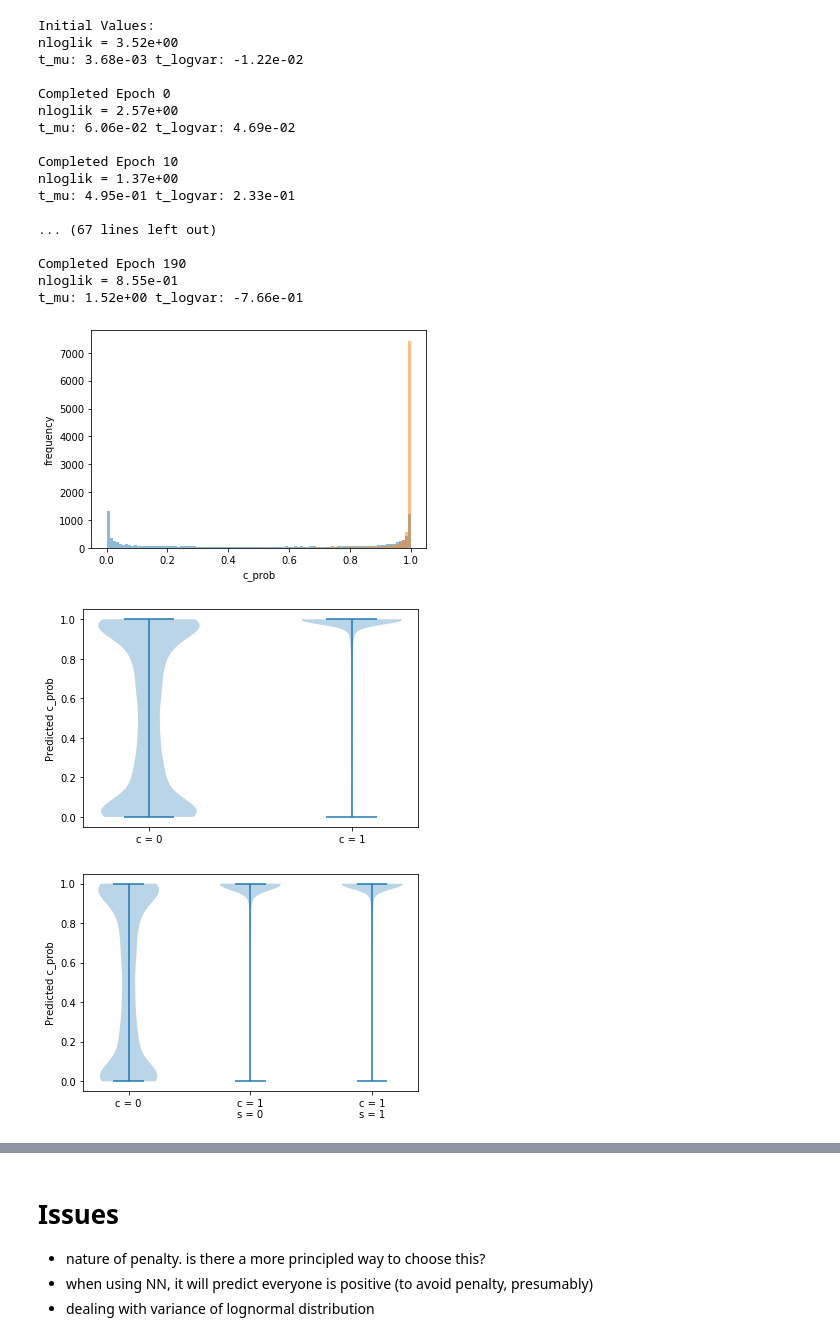
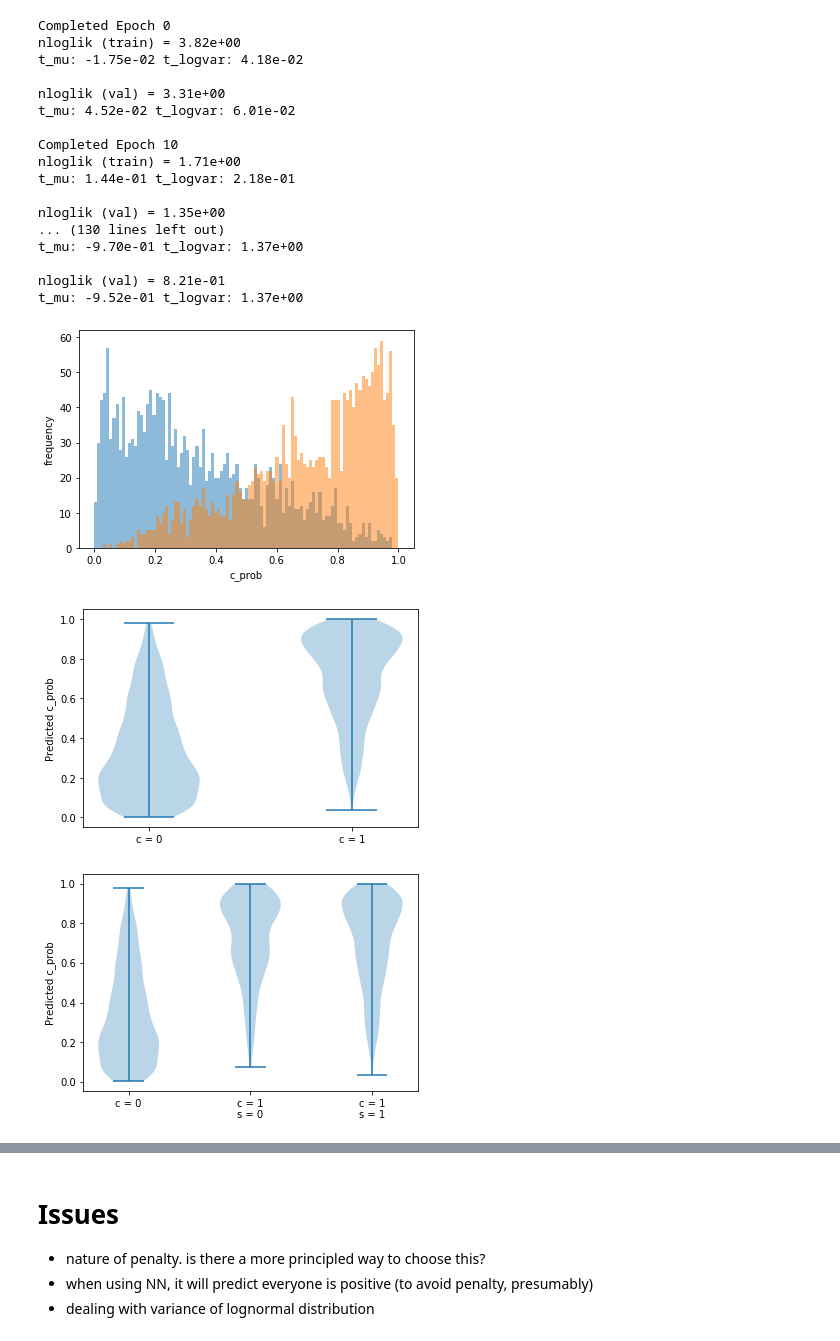
Before and after one commit to mengelhard/cft, a Jupyter notebook: notebooks/cft_sim.ipynb, the cells around one changed output, grey strips where cells are left out. Saved outputs shown, nothing was run; the diff lists cells and outputs as text; code cells hidden in the pictures.

Commit message:
added val set during training

```diff
--- a/notebooks/cft_sim.ipynb
+++ b/notebooks/cft_sim.ipynb
@@ -87,53 +86,70 @@ plt.show()
 import sys
 sys.path.append('../src')
 from model import CFTModel
+# %%
+val_idx = 4 * n_examples // 5
+
+x_train = x[:val_idx]
+t_train = t[:val_idx][:, np.newaxis]
+s_train = s[:val_idx][:, np.newaxis]
+c_train = c[:val_idx]
+
+x_val = x[val_idx:]
+t_val = t[val_idx:][:, np.newaxis]
+s_val = s[val_idx:][:, np.newaxis]
+c_val = c[val_idx:]
 # %%
 mdl = CFTModel()
 with tf.Session() as sess:
-    mdl.train(sess, x, t[:, np.newaxis], s[:, np.newaxis], 200, learning_rate=1e-3)
-    c_pred = mdl.predict_c(sess, x)
+    mdl.train(
+        sess, x_train, t_train, s_train, x_val, t_val, s_val,
+        2000, max_epochs_no_improve=10, learning_rate=1e-3)
+    c_pred = mdl.predict_c(sess, x_val)
     c_weights = mdl.get_c_weights(sess)
-    t_pred = mdl.predict_t(sess, x)
+    t_pred = mdl.predict_t(sess, x_val)
 # %% [output]
-Initial Values:
-nloglik = 3.52e+00
-t_mu: 3.68e-03 t_logvar: -1.22e-02
+Completed Epoch 0
+nloglik (train) = 3.82e+00
+t_mu: -1.75e-02 t_logvar: 4.18e-02
 
-Completed Epoch 0
-nloglik = 2.57e+00
-t_mu: 6.06e-02 t_logvar: 4.69e-02
+nloglik (val) = 3.31e+00
+t_mu: 4.52e-02 t_logvar: 6.01e-02
 
 Completed Epoch 10
-nloglik = 1.37e+00
-t_mu: 4.95e-01 t_logvar: 2.33e-01
+nloglik (train) = 1.71e+00
+t_mu: 1.44e-01 t_logvar: 2.18e-01
 
-... (67 lines left out)
+nloglik (val) = 1.35e+00
+... (130 lines left out)
+t_mu: -9.70e-01 t_logvar: 1.37e+00
 
-Completed Epoch 190
-nloglik = 8.55e-01
-t_mu: 1.52e+00 t_logvar: -7.66e-01
+nloglik (val) = 8.21e-01
+t_mu: -9.52e-01 t_logvar: 1.37e+00
 # %%
-plt.hist(c_pred[c == 0], bins=np.linspace(0, 1, 100), alpha=.5)
-plt.hist(c_pred[c == 1], bins=np.linspace(0, 1, 100), alpha=.5)
+plt.hist(c_pred[c_val == 0], bins=np.linspace(0, 1, 100), alpha=.5)
+plt.hist(c_pred[c_val == 1], bins=np.linspace(0, 1, 100), alpha=.5)
 plt.xlabel('c_prob')
 plt.ylabel('frequency')
 plt.show()
 # %% [output]
-[figure, old version]
+[figure, new version]
 # %%
-plt.violinplot([c_pred[c == 0], c_pred[c == 1]])
+plt.violinplot([c_pred[c_val == 0], c_pred[c_val == 1]])
 plt.xticks([1, 2], ['c = 0', 'c = 1'])
 plt.ylabel('Predicted c_prob')
 plt.show()
 # %% [output]
-[figure, old version]
+[figure, new version]
 # %%
-plt.violinplot([c_pred[c == 0], c_pred[(c == 1) & (s == 0)], c_pred[(c == 1) & (s == 1)]])
+plt.violinplot([
+    c_pred[c_val == 0],
+    c_pred[(c_val == 1) & np.squeeze(s_val == 0)],
+    c_pred[(c_val == 1) & np.squeeze(s_val == 1)]])
 plt.xticks([1, 2, 3], ['c = 0', 'c = 1\ns = 0', 'c = 1\ns = 1'])
 plt.ylabel('Predicted c_prob')
 plt.show()
 # %% [output]
-[figure, old version]
+[figure, new version]
 # %%
 from sklearn.metrics import roc_curve, roc_auc_score
 
```
Also changed, not shown: parts of 8 cells of this notebook, 3 other files.
